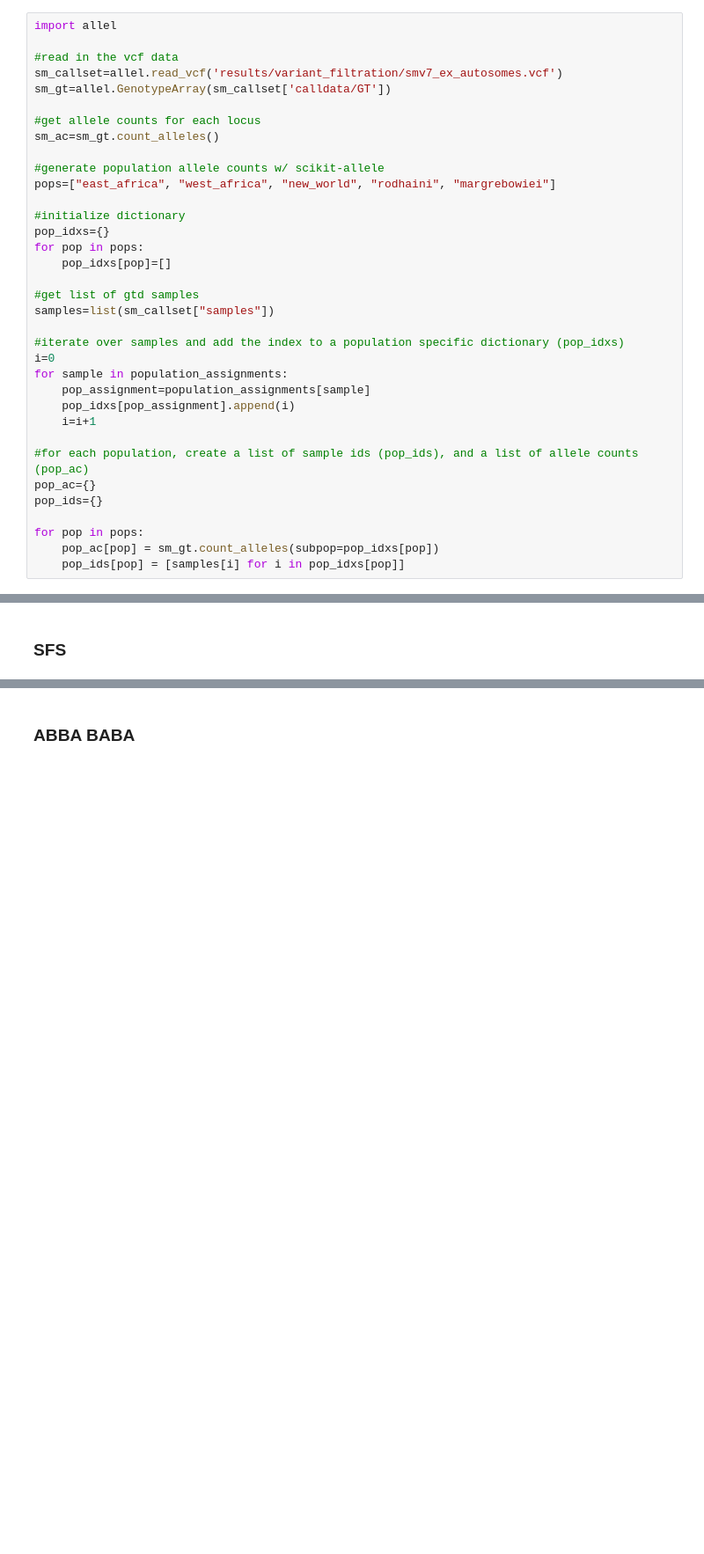
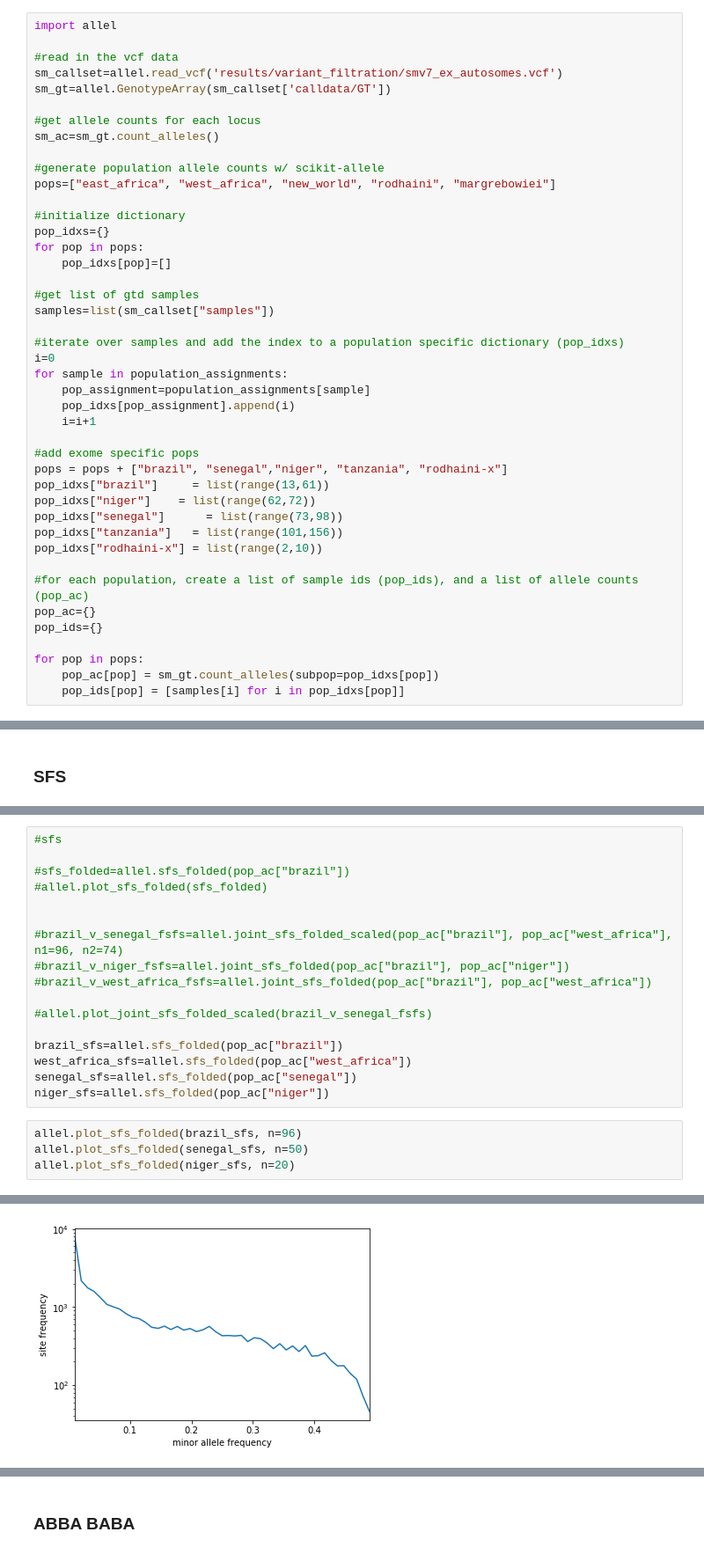
Before and after one commit to nealplatt/sch_man_nwinvasion, a Jupyter notebook: sch_man_nwinvasion.ipynb, the cells around one changed output, grey strips where cells are left out. Shown at 88% size. Saved outputs shown, nothing was run; the diff lists cells and outputs as text; blank space fills up the shorter version.

```diff
--- a/sch_man_nwinvasion.ipynb
+++ b/sch_man_nwinvasion.ipynb
@@ -899,6 +898,14 @@ for sample in population_assignments:
     pop_idxs[pop_assignment].append(i)
     i=i+1
 
+#add exome specific pops
+pops = pops + ["brazil", "senegal","niger", "tanzania", "rodhaini-x"]
+pop_idxs["brazil"]     = list(range(13,61))
+pop_idxs["niger"]    = list(range(62,72))
+pop_idxs["senegal"]      = list(range(73,98))
+pop_idxs["tanzania"]   = list(range(101,156))
+pop_idxs["rodhaini-x"] = list(range(2,10))
+
 #for each population, create a list of sample ids (pop_ids), and a list of allele counts (pop_ac)
 pop_ac={}
 pop_ids={}
@@ -1912,0 +2084,22 @@ allel.plot_joint_sfs_folded(ba_f_sfs)
+# %%
+#sfs
+
+#sfs_folded=allel.sfs_folded(pop_ac["brazil"])
+#allel.plot_sfs_folded(sfs_folded)
+
+
+#brazil_v_senegal_fsfs=allel.joint_sfs_folded_scaled(pop_ac["brazil"], pop_ac["west_africa"], n1=96, n2=74)
+#brazil_v_niger_fsfs=allel.joint_sfs_folded(pop_ac["brazil"], pop_ac["niger"])
+#brazil_v_west_africa_fsfs=allel.joint_sfs_folded(pop_ac["brazil"], pop_ac["west_africa"])
+
+#allel.plot_joint_sfs_folded_scaled(brazil_v_senegal_fsfs)
+
+brazil_sfs=allel.sfs_folded(pop_ac["brazil"])
+west_africa_sfs=allel.sfs_folded(pop_ac["west_africa"])
+senegal_sfs=allel.sfs_folded(pop_ac["senegal"])
+niger_sfs=allel.sfs_folded(pop_ac["niger"])
+# %%
+allel.plot_sfs_folded(brazil_sfs, n=96)
+allel.plot_sfs_folded(senegal_sfs, n=50)
+allel.plot_sfs_folded(niger_sfs, n=20)
+# %% [output]
@@ -1912,0 +2107 @@ allel.plot_joint_sfs_folded(ba_f_sfs)
+[figure, added]
```
Also changed, not shown: parts of 11 cells of this notebook.
